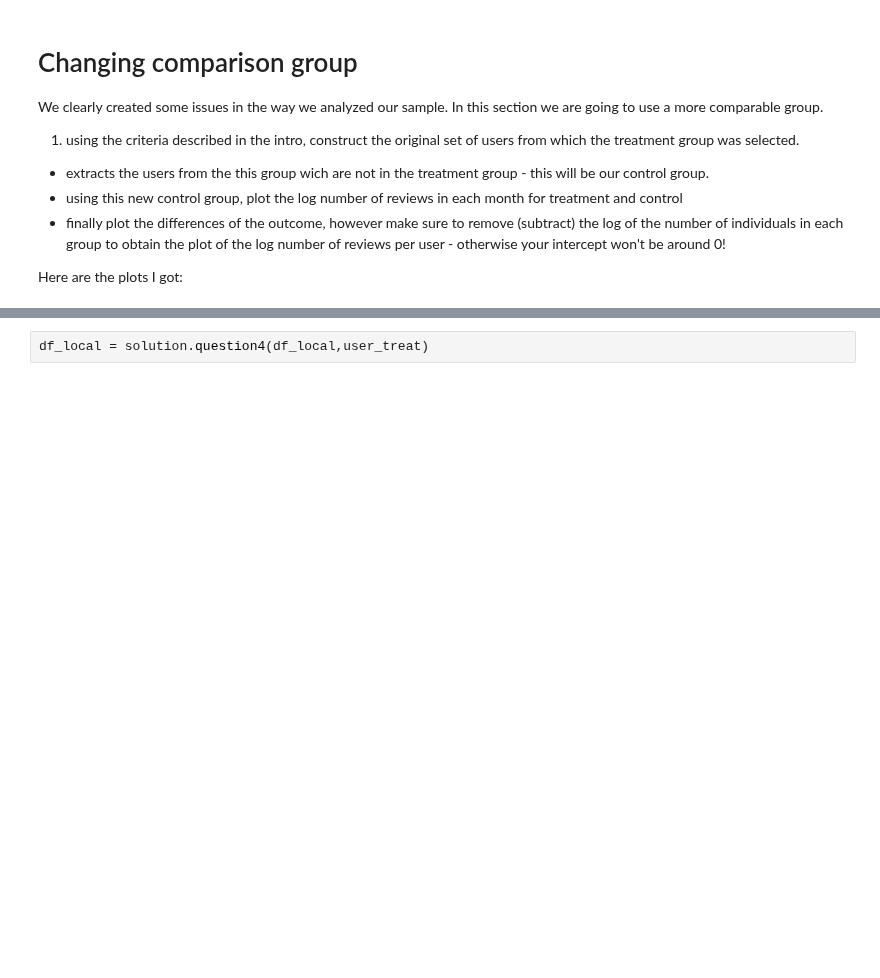
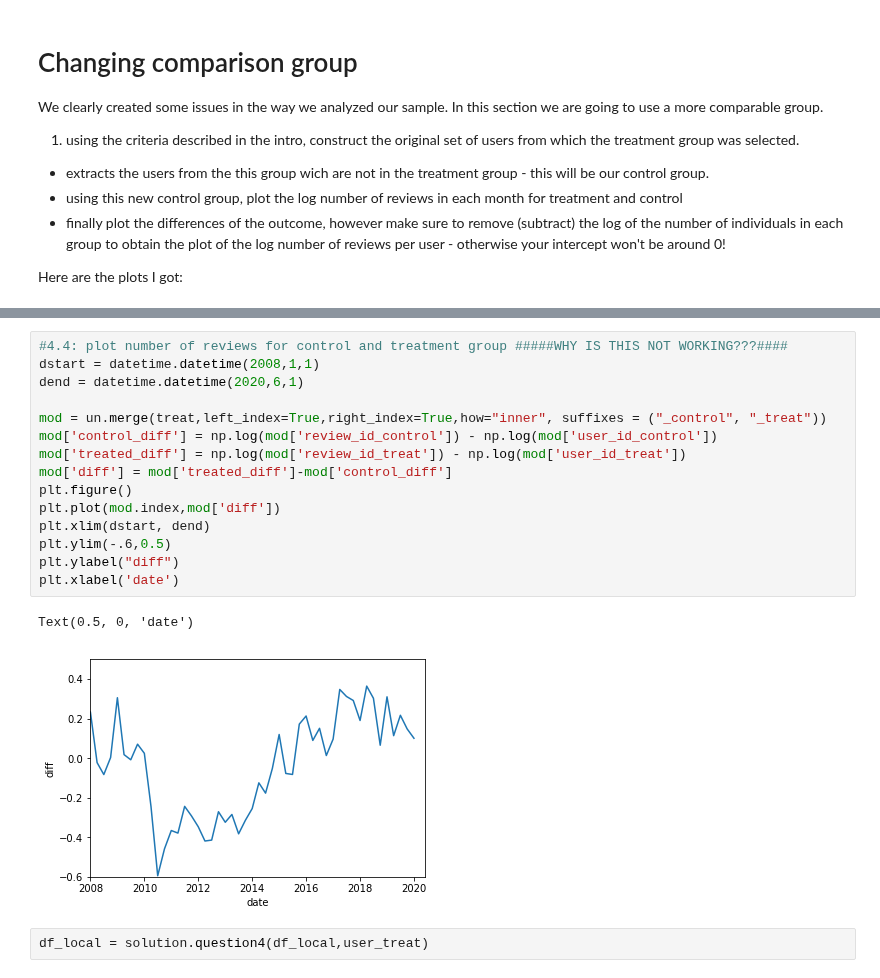
Before and after one commit to vma101/big_data_tools, a Jupyter notebook: hw3_quasi.ipynb, the cells around one changed output, grey strips where cells are left out. Saved outputs shown, nothing was run; the diff lists cells and outputs as text; blank space fills up the shorter version.

```diff
--- a/hw3_quasi.ipynb
+++ b/hw3_quasi.ipynb
@@ -285,3 +275,21 @@ numpy.datetime64('1012008')
+# %%
+#4.4: plot number of reviews for control and treatment group #####WHY IS THIS NOT WORKING???####
+dstart = datetime.datetime(2008,1,1)
+dend = datetime.datetime(2020,6,1)
+
+mod = un.merge(treat,left_index=True,right_index=True,how="inner", suffixes = ("_control", "_treat"))
+mod['control_diff'] = np.log(mod['review_id_control']) - np.log(mod['user_id_control'])
+mod['treated_diff'] = np.log(mod['review_id_treat']) - np.log(mod['user_id_treat'])
+mod['diff'] = mod['treated_diff']-mod['control_diff']
+plt.figure()
+plt.plot(mod.index,mod['diff'])
+plt.xlim(dstart, dend)
+plt.ylim(-.6,0.5)
+plt.ylabel("diff")
+plt.xlabel('date')
+# %% [output]
+Text(0.5, 0, 'date')
+[figure, added]
 # %%
 df_local = solution.question4(df_local,user_treat)
 # %% [markdown]
```
Also changed, not shown: parts of 8 cells of this notebook.
